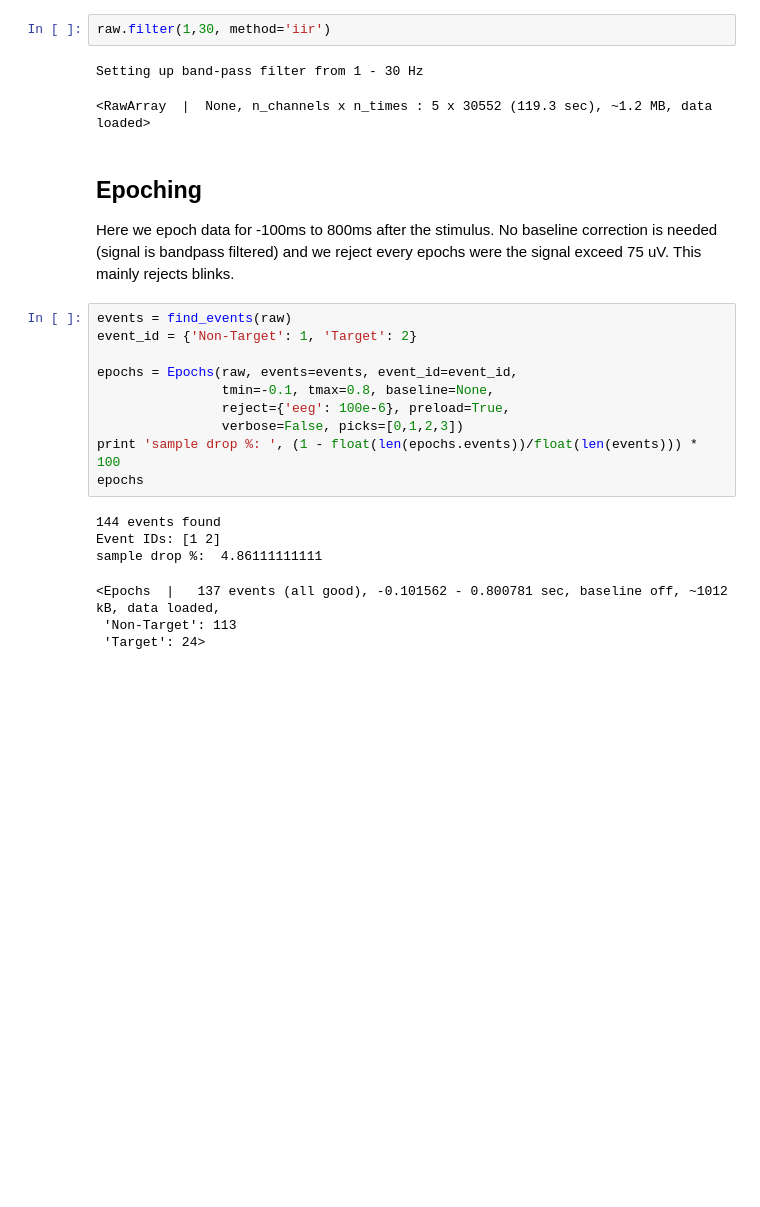
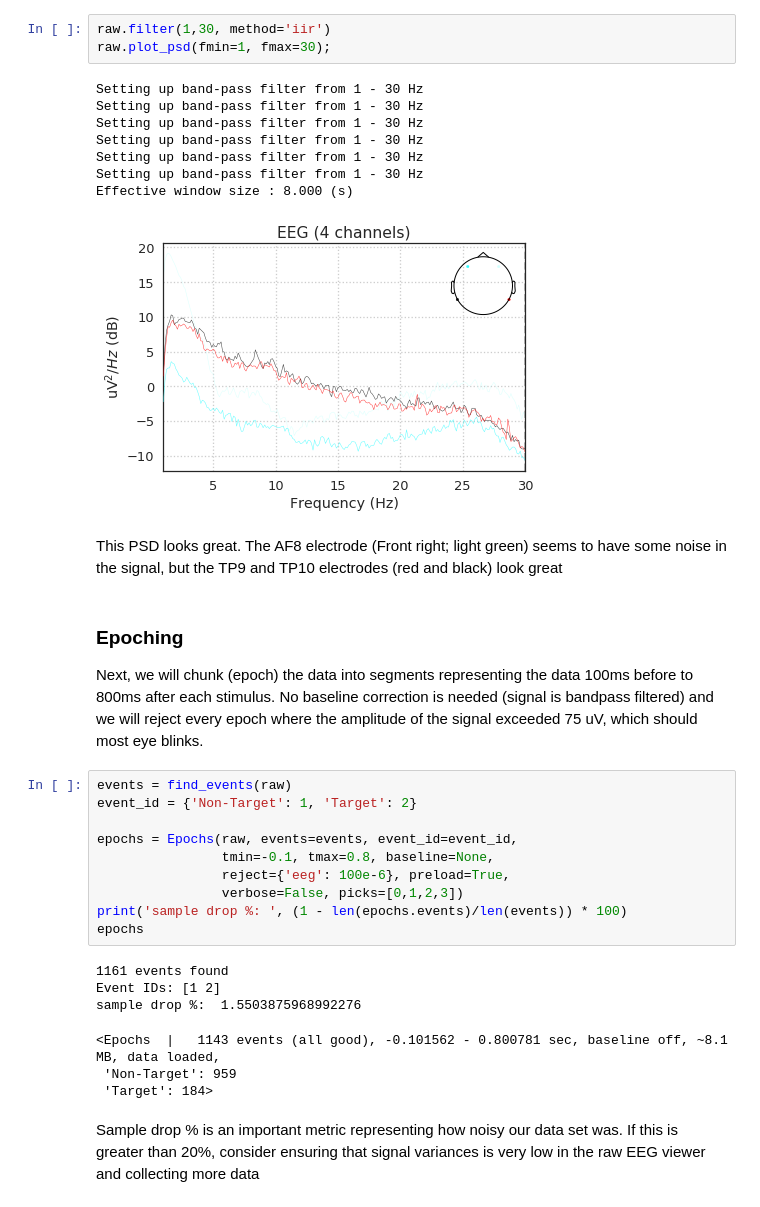
Before and after one commit to NeuroTechX/eeg-notebooks_v0.1, a Jupyter notebook: notebooks/P300.ipynb, the cells around one changed output. Drawn from its saved outputs; the diff is of its cells as text; blank space fills up the shorter version.

```diff
--- a/notebooks/P300.ipynb
+++ b/notebooks/P300.ipynb
@@ -91,12 +147,21 @@ Filter the data between 1 and 30hz
 # %%
 raw.filter(1,30, method='iir')
+raw.plot_psd(fmin=1, fmax=30);
 # %% [output]
 Setting up band-pass filter from 1 - 30 Hz
+Setting up band-pass filter from 1 - 30 Hz
+Setting up band-pass filter from 1 - 30 Hz
+Setting up band-pass filter from 1 - 30 Hz
+Setting up band-pass filter from 1 - 30 Hz
+Setting up band-pass filter from 1 - 30 Hz
+Effective window size : 8.000 (s)
-<RawArray  |  None, n_channels x n_times : 5 x 30552 (119.3 sec), ~1.2 MB, data loaded>
+[figure, added]
+# %% [markdown]
+This PSD looks great. The AF8 electrode (Front right; light green) seems to have some noise in the signal, but the TP9 and TP10 electrodes (red and black) look great
 # %% [markdown]
-## Epoching
+### Epoching
 
-Here we epoch data for -100ms to 800ms after the stimulus. No baseline correction is needed (signal is bandpass filtered) and we reject every epochs were the signal exceed 75 uV. This mainly rejects blinks.
+Next, we will chunk (epoch) the data into segments representing the data 100ms before to 800ms after each stimulus. No baseline correction is needed (signal is bandpass filtered) and we will reject every epoch where the amplitude of the signal exceeded 75 uV, which should most eye blinks.
 # %%
 events = find_events(raw)
 event_id = {'Non-Target': 1, 'Target': 2}
@@ -105,13 +170,15 @@ epochs = Epochs(raw, events=events, event_id=event_id,
                 tmin=-0.1, tmax=0.8, baseline=None,
                 reject={'eeg': 100e-6}, preload=True,
                 verbose=False, picks=[0,1,2,3])
-print 'sample drop %: ', (1 - float(len(epochs.events))/float(len(events))) * 100
+print('sample drop %: ', (1 - len(epochs.events)/len(events)) * 100)
 epochs
 # %% [output]
-144 events found
+1161 events found
 Event IDs: [1 2]
-sample drop %:  4.86111111111
+sample drop %:  1.5503875968992276
-<Epochs  |   137 events (all good), -0.101562 - 0.800781 sec, baseline off, ~1012 kB, data loaded,
- 'Non-Target': 113
- 'Target': 24>
+<Epochs  |   1143 events (all good), -0.101562 - 0.800781 sec, baseline off, ~8.1 MB, data loaded,
+ 'Non-Target': 959
+ 'Target': 184>
+# %% [markdown]
+Sample drop % is an important metric representing how noisy our data set was. If this is greater than 20%, consider ensuring that signal variances is very low in the raw EEG viewer and collecting more data
 # %% [markdown]
```
Also changed, not shown: parts of 32 cells of this notebook, 2 other files.
